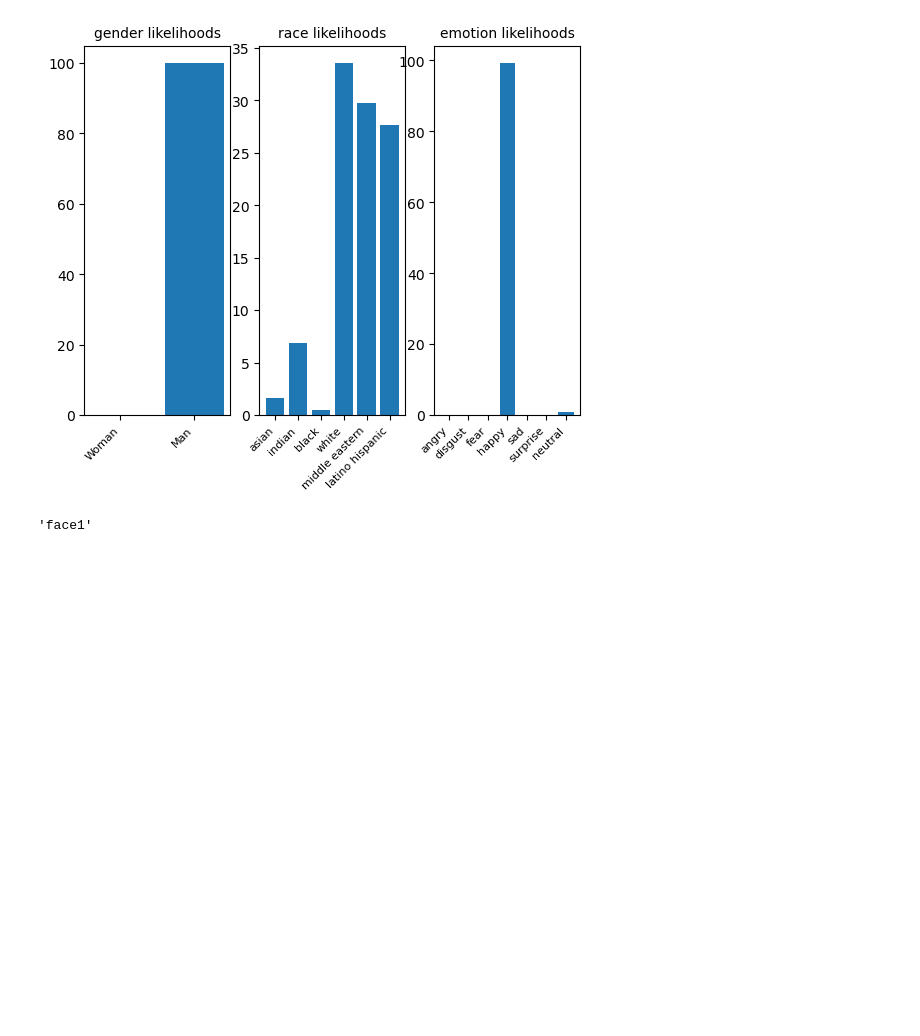
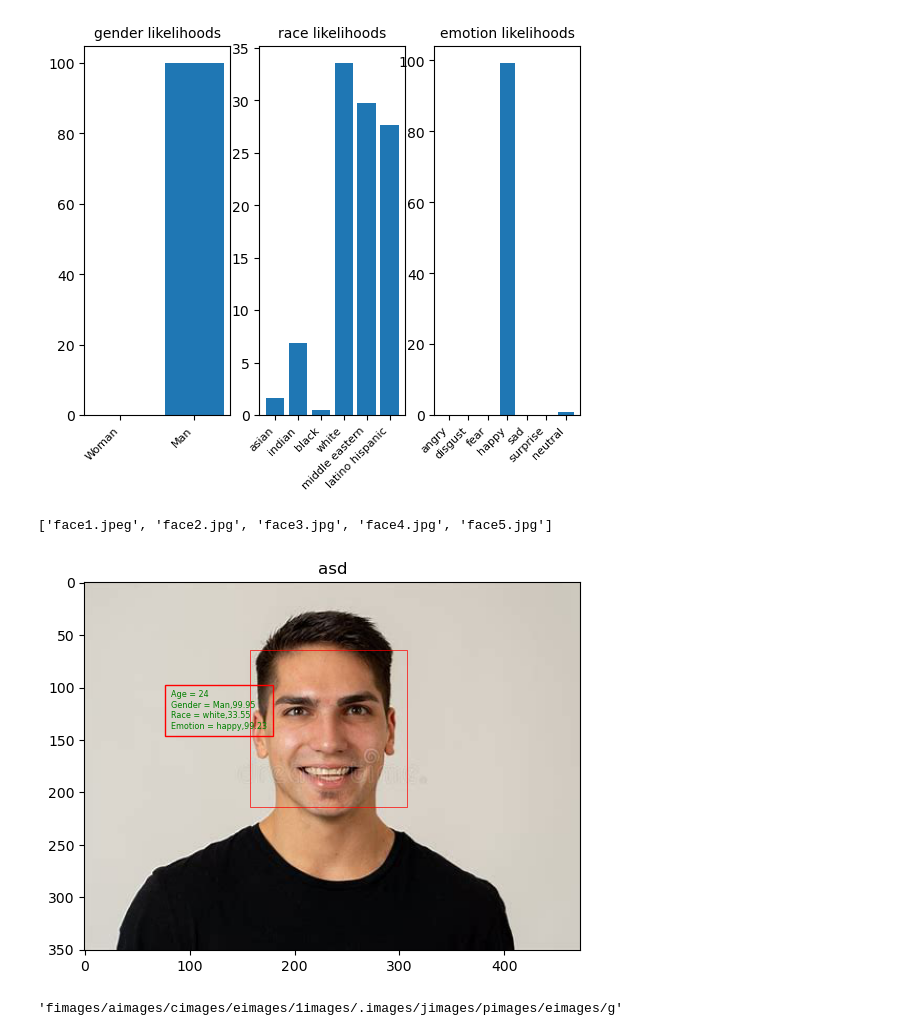
Before and after one commit to Engr-Kaleem/SparkDemo1, a Jupyter notebook: frameanalysis_test.ipynb, the cells around one changed output. Drawn from its saved outputs; the diff is of its cells as text; code cells hidden in the pictures; blank space fills up the shorter version.

Commit message:
Process multiple images from a directory and save results to a drictory. Annotate images with info

```diff
--- a/frameanalysis_test.ipynb
+++ b/frameanalysis_test.ipynb
@@ -3,8 +4,8 @@ from deepface import DeepFace
 # %% [output]
 WARNING:tensorflow:From c:\Users\zubai\miniconda3\Lib\site-packages\tf_keras\src\losses.py:2976: The name tf.losses.sparse_softmax_cross_entropy is deprecated. Please use tf.compat.v1.losses.sparse_so ...
 # %%
-objs = DeepFace.analyze(img_path='face1.jpeg',
-                        actions=['age', 'gender', 'race', 'emotion'])
+objs = DeepFace.analyze(img_path='images/face1.jpeg',
+                        actions=['age', 'gender', 'race', 'emotion'], )
 # %%
 print(objs)
 # %% [output]
@@ -27,6 +28,14 @@ The dominant race is white
 with a liklihood of 33.54502320289612
 The dominant emotion is happy
 with a liklihood of 99.23108825312993
+# %%
+for person in objs:
+    x = person['region']['x'] - 20
+    y = person['region']['y'] - 20
+    age = person['age']
+    gender = person['dominant_gender']
+    race = person['dominant_race']
+    emotion = person['dominant_emotion']
 # %%
 type(objs)
 # %% [output]
@@ -62,8 +71,39 @@ for person in objs:
         plt.title((identifier + ' ' +'likelihoods'), fontsize=10)
 # %% [output]
 [figure]
-# %%
-a = 'face1.jpeg'
-a.split('.')[0]
-# %% [output]
-'face1'
+# %%
+print(listdir('images'))
+# %% [output]
+['face1.jpeg', 'face2.jpg', 'face3.jpg', 'face4.jpg', 'face5.jpg']
+# %%
+import matplotlib.pyplot as plt
+import matplotlib.image as mpimg
+import matplotlib.patches as patches
+fig, ax = plt.subplots(1)
+ax.imshow(mpimg.imread('images/face1.jpeg'))
+ax.set_title('asd')
+for person in objs:
+    bbx = person['region']['x']
+    bby = person['region']['y']
+    bbw = person['region']['w']
+    bbh = person['region']['h']
+    x = person['region']['x'] - person['region']['w']/2
+    y = person['region']['y'] + person['region']['h']/2
+    age = person['age']
+    gender = person['dominant_gender']
+    gender_likelihood = person['gender'][person['dominant_gender']]
+    race = person['dominant_race']
+    race_likelihood = person['race'][person['dominant_race']]
+    emotion = person['dominant_emotion']
+    emotion_likelihood = person['emotion'][person['dominant_emotion']]
+    s=f'Age = {age}\nGender = {gender},{gender_likelihood:.2f}\nRace = {race},{race_likelihood:.2f}\nEmotion = {emotion},{emotion_likelihood:.2f}'
+    ax.text(x, y, s, bbox=dict(fill=False, edgecolor='red', linewidth=1),
+             c='g', fontsize='xx-small')
+    face_bbox = patches.Rectangle((bbx, bby), bbw, bbh, linewidth=0.5, edgecolor='r', facecolor='none')
+    ax.add_patch(face_bbox)
+# %% [output]
+[figure, added]
+# %%
+''.join('images/').join('face1.jpeg')
+# %% [output]
+'fimages/aimages/cimages/eimages/1images/.images/jimages/pimages/eimages/g'
```
Also changed, not shown: parts of 1 cell of this notebook, 18 other files.
